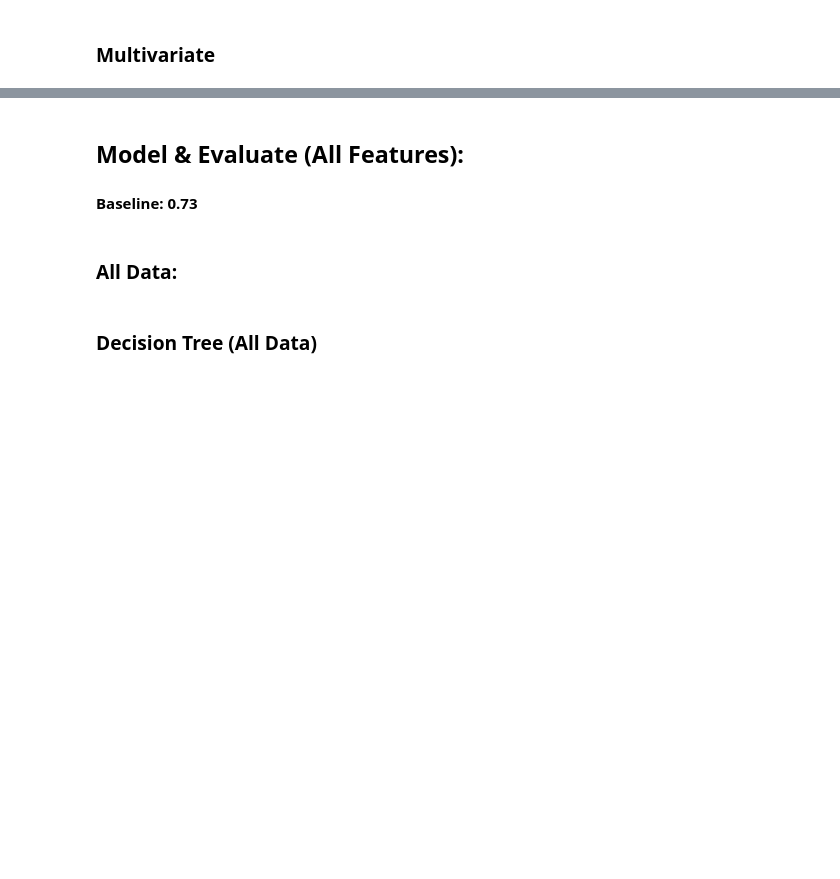
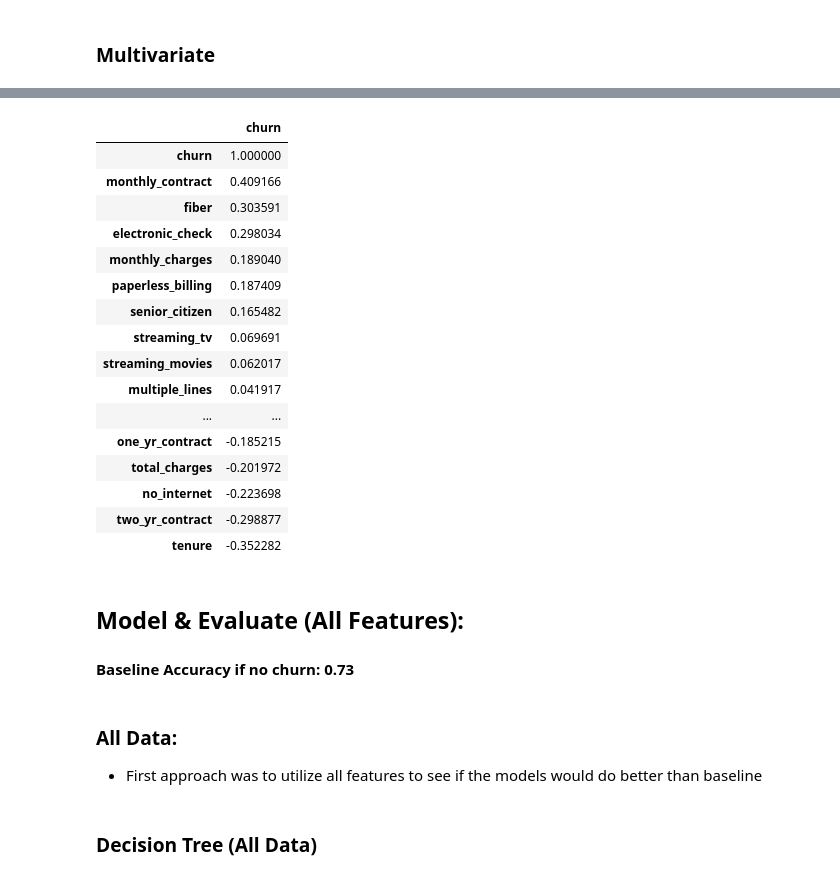
Before and after one commit to jeffakins/telco_project, a Jupyter notebook: telco_churn_report_final.ipynb, the cells around one changed output, grey strips where cells are left out. Saved outputs shown, nothing was run; the diff lists cells and outputs as text; code cells hidden in the pictures; blank space fills up the shorter version.

```diff
--- a/telco_churn_report_final.ipynb
+++ b/telco_churn_report_final.ipynb
@@ -281,8 +293,31 @@ plt.show()
+# %%
+traincorr = train.corr()
+traincorr = traincorr.sort_values(by='churn', ascending=False)
+pd.DataFrame(traincorr.churn)
+# %% [output]
+|  | churn |
+| churn | 1.000000 |
+| monthly_contract | 0.409166 |
+| fiber | 0.303591 |
+| electronic_check | 0.298034 |
+| monthly_charges | 0.189040 |
+| paperless_billing | 0.187409 |
+| senior_citizen | 0.165482 |
+| streaming_tv | 0.069691 |
+| streaming_movies | 0.062017 |
+| multiple_lines | 0.041917 |
+| ... | ... |
+| one_yr_contract | -0.185215 |
+| total_charges | -0.201972 |
+| no_internet | -0.223698 |
+| two_yr_contract | -0.298877 |
+| tenure | -0.352282 |
 # %% [markdown]
 ## Model & Evaluate (All Features):
-#### Baseline: 0.73
+#### Baseline Accuracy if no churn: 0.73
-# %% [markdown]
-### All Data:
+# %% [markdown]
+### All Data:
+- First approach was to utilize all features to see if the models would do better than baseline
 # %%
 X_train = train.drop(columns=['customer_id', 'churn'])
 y_train = train.churn
```
Also changed, not shown: parts of 14 cells of this notebook, 3 other files.
